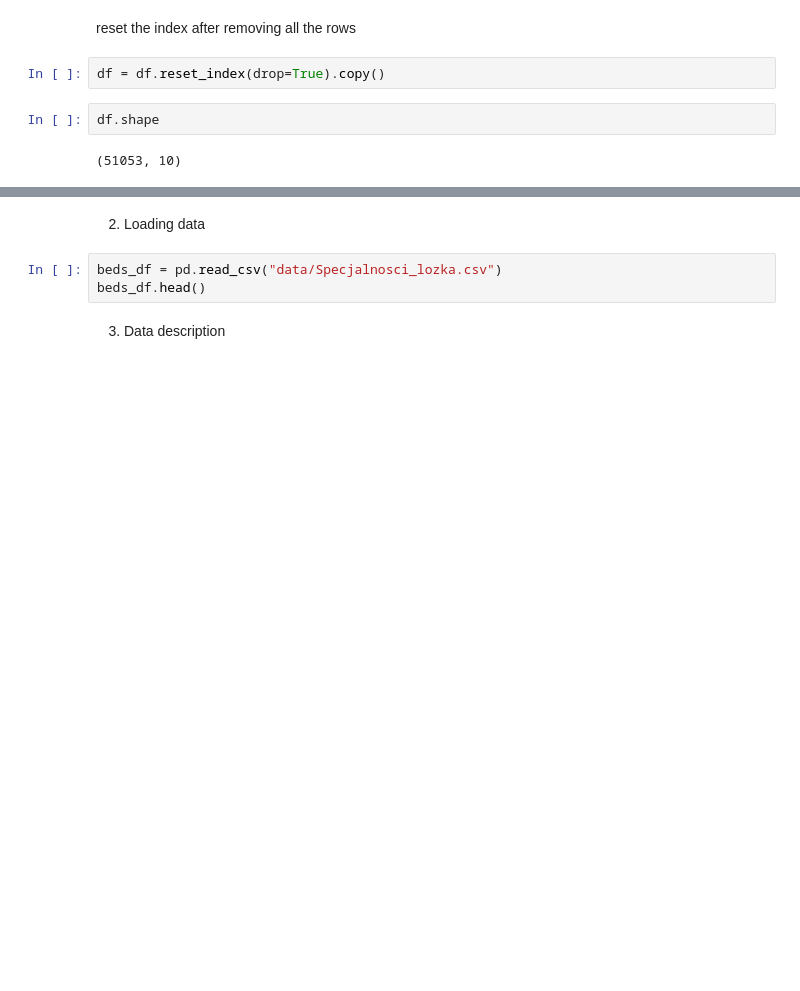
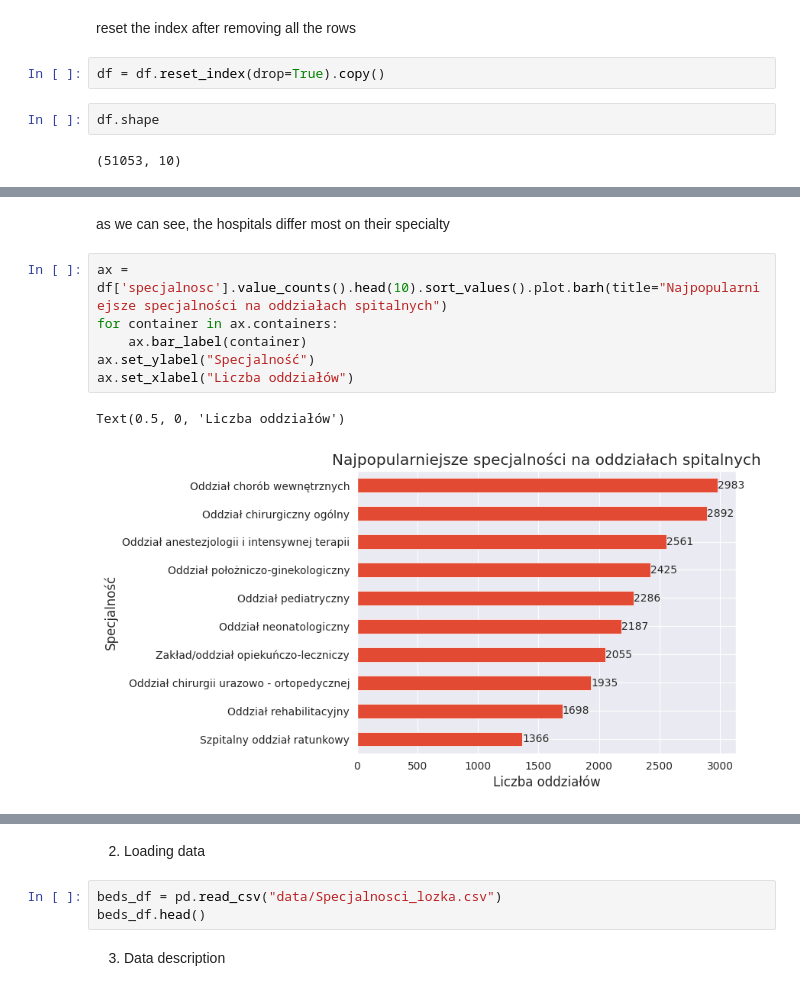
Before and after one commit to wiktorKycia/EDA, a Jupyter notebook: main.ipynb, the cells around one changed output, grey strips where cells are left out. Cells and saved outputs as stored; diff of their text form; blank space fills up the shorter version.

Commit message:
create some plots

```diff
--- a/main.ipynb
+++ b/main.ipynb
@@ -283,0 +342,11 @@ df.tail()
+# %% [markdown]
+as we can see, the hospitals differ most on their specialty
+# %%
+ax = df['specjalnosc'].value_counts().head(10).sort_values().plot.barh(title="Najpopularniejsze specjalności na oddziałach spitalnych")
+for container in ax.containers:
+	ax.bar_label(container)
+ax.set_ylabel("Specjalność")
+ax.set_xlabel("Liczba oddziałów")
+# %% [output]
+Text(0.5, 0, 'Liczba oddziałów')
+[figure, added]
```
Also changed, not shown: parts of 7 cells of this notebook.
